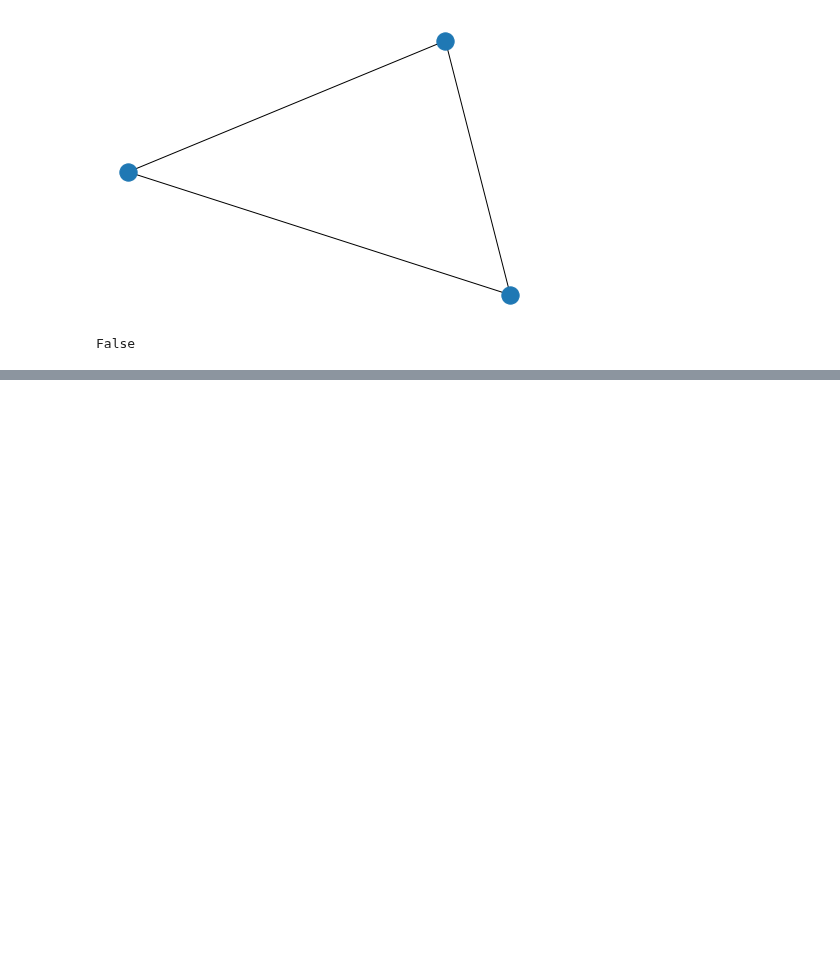
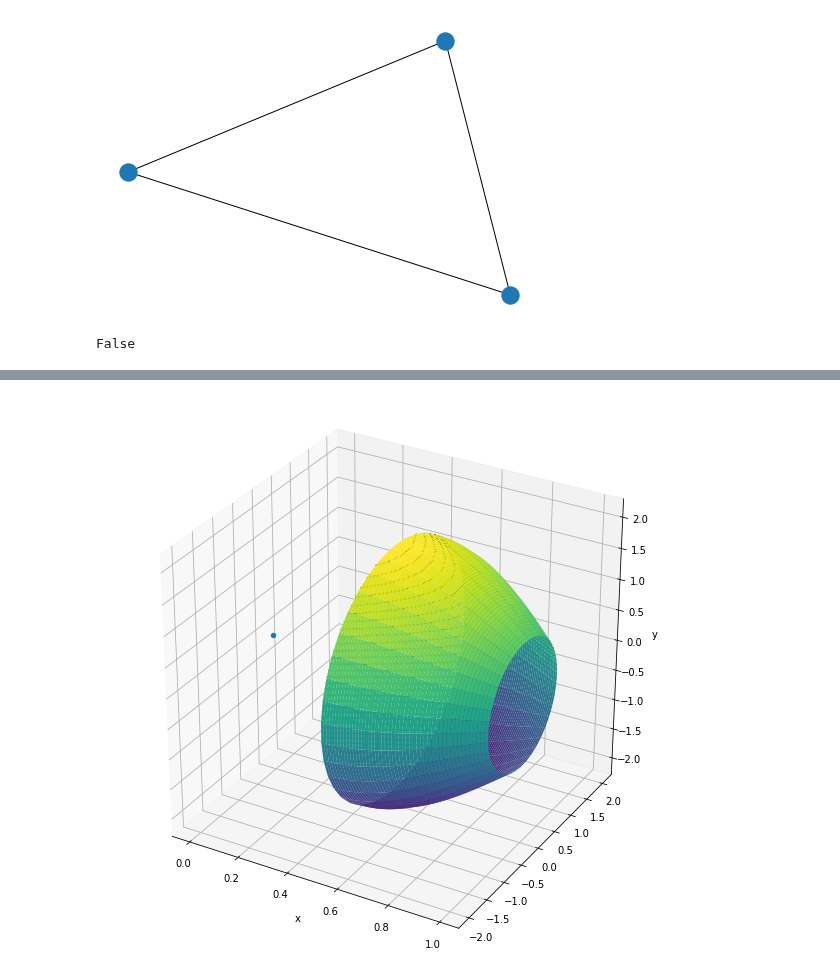
Before and after one commit to kuiyochen/Python_ML_learning, a Jupyter notebook: Testing_Place.ipynb, the cells around one changed output, grey strips where cells are left out. Cells and saved outputs as stored; diff of their text form; code cells hidden in the pictures; blank space fills up the shorter version.

```diff
--- a/Testing_Place.ipynb
+++ b/Testing_Place.ipynb
@@ -891,0 +977,33 @@ False
+# %%
+from mpl_toolkits import mplot3d
+%matplotlib inline
+import numpy as np
+import matplotlib.pyplot as plt
+from mpl_toolkits.mplot3d import Axes3D
+
+r = np.linspace(0.5, 1, 50)
+theta = np.linspace(0. * np.pi, 2. * np.pi, 40)
+r, theta = np.meshgrid(r, theta)
+X = r
+Y = (np.sin(np.pi * r) + 1) * np.cos(theta)
+Z = (np.sin(np.pi * r) + 1) * np.sin(theta)
+YY = (-2 * r + 3) * np.cos(theta)
+ZZ = (-2 * r + 3) * np.sin(theta)
+
+
+fig = plt.figure(figsize=(10, 10))
+# ax = plt.axes(projection='3d')
+ax = fig.add_subplot(111, projection='3d')
+sizeratio = np.array([1.5, 1.5, 1.5]) * 0.7
+ax.get_proj = lambda: np.dot(Axes3D.get_proj(ax), np.diag(np.concatenate([sizeratio, [1]])))
+# ax.contour3D(X, Y, Z, 50, cmap='binary')
+ax.contour3D(X, YY, ZZ, 50, cmap='binary');
+ax.plot_surface(X, Y, Z, rstride=1, cstride=1,
+                cmap='viridis', edgecolor='none');
+ax.set_xlabel('x')
+ax.set_ylabel('')
+ax.set_zlabel('y');
+ax.scatter(0, 0, 0);
+# ax.view_init(60, 35)
+# %% [output]
+[figure, added]
```
Also changed, not shown: parts of 5 cells of this notebook, 2 other files.
